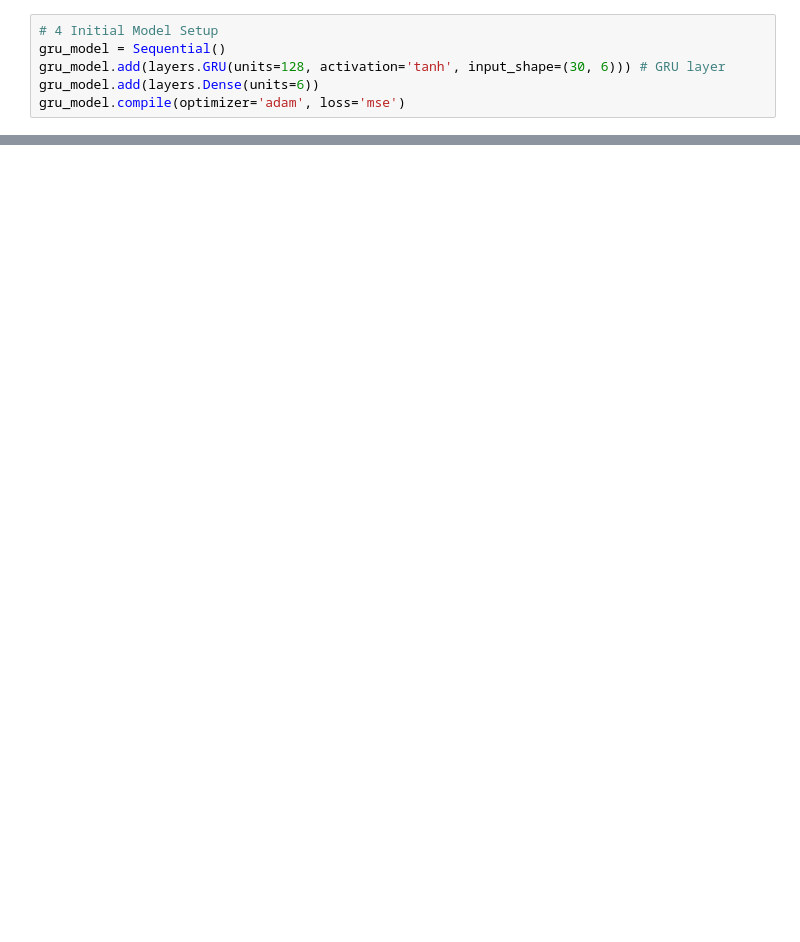
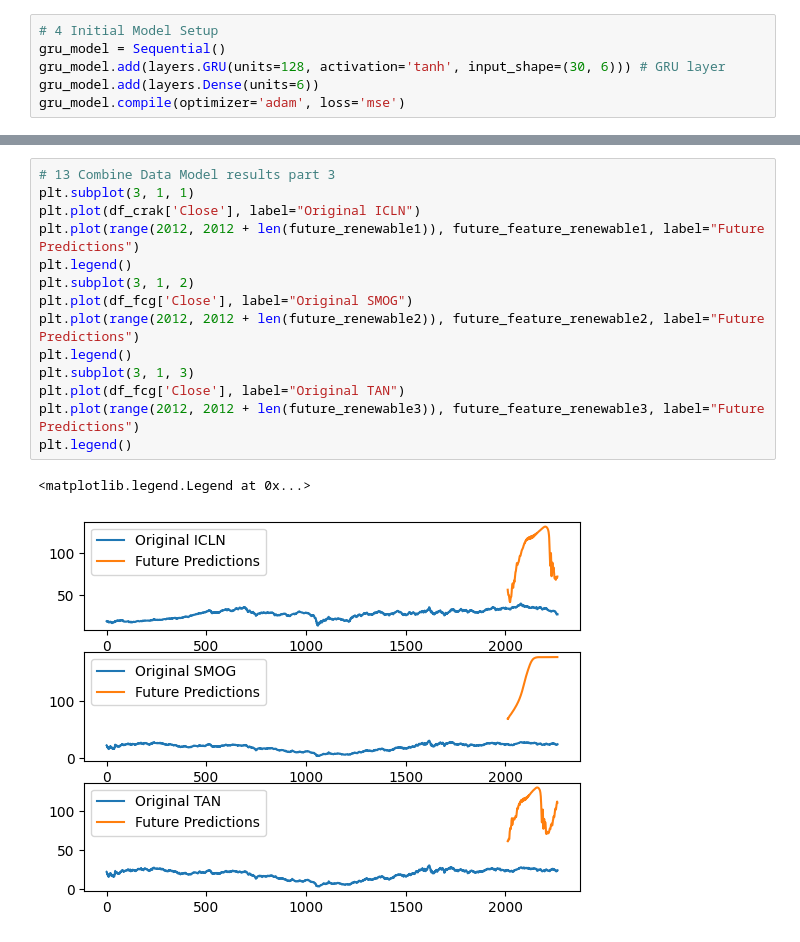
Before and after one commit to theophilus28/ML-Energy-Stock-Predictor, a Jupyter notebook: EnergyStockPredictor_gru.ipynb, the cells around one changed output, grey strips where cells are left out. Saved outputs shown, nothing was run; the diff lists cells and outputs as text; blank space fills up the shorter version.

```diff
--- a/EnergyStockPredictor_gru.ipynb
+++ b/EnergyStockPredictor_gru.ipynb
@@ -375,0 +507,17 @@ plt.legend()
+# %%
+# 13 Combine Data Model results part 3
+plt.subplot(3, 1, 1)
+plt.plot(df_crak['Close'], label="Original ICLN")
+plt.plot(range(2012, 2012 + len(future_renewable1)), future_feature_renewable1, label="Future Predictions")
+plt.legend()
+plt.subplot(3, 1, 2)
+plt.plot(df_fcg['Close'], label="Original SMOG")
+plt.plot(range(2012, 2012 + len(future_renewable2)), future_feature_renewable2, label="Future Predictions")
+plt.legend()
+plt.subplot(3, 1, 3)
+plt.plot(df_fcg['Close'], label="Original TAN")
+plt.plot(range(2012, 2012 + len(future_renewable3)), future_feature_renewable3, label="Future Predictions")
+plt.legend()
+# %% [output]
+<matplotlib.legend.Legend at 0x...>
+[figure, added]
```
Also changed, not shown: parts of 10 cells of this notebook, 1 other file.
